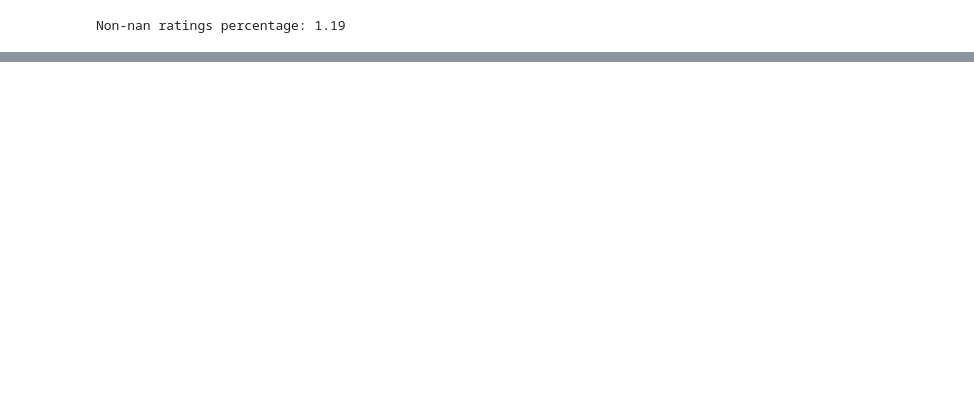
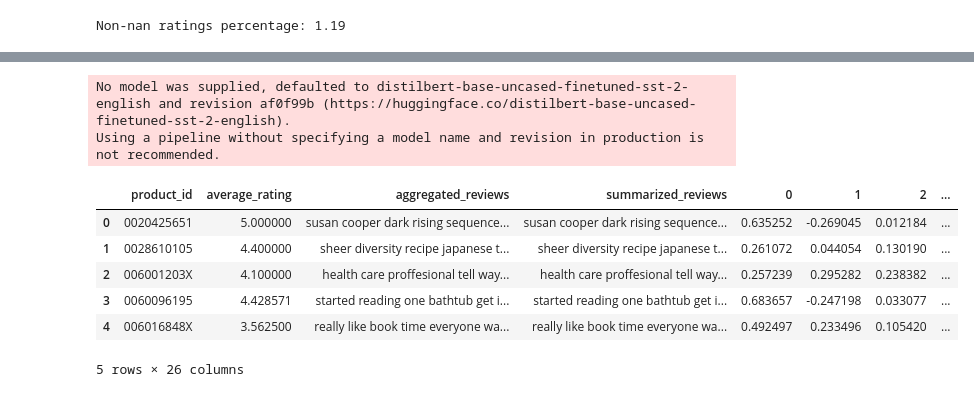
Before and after one commit to atabak-alishiri/llm-recommender-system, a Jupyter notebook: recommender_new.ipynb, the cells around one changed output, grey strips where cells are left out. Saved outputs shown, nothing was run; the diff lists cells and outputs as text; code cells hidden in the pictures; blank space fills up the shorter version.

```diff
--- a/recommender_new.ipynb
+++ b/recommender_new.ipynb
@@ -392,0 +745,24 @@ Test time         0.01    0.01    0.01    0.01    0.01    0.01    0.00
+# %%
+vectorized_sentiment_data = vectorized_data
+# %%
+# Load a pre-trained sentiment analysis model
+sentiment_pipeline = pipeline("sentiment-analysis")
+
+# Function to get sentiment
+def get_sentiment(review):
+    result = sentiment_pipeline(review)[0]
+    return result['label'], result['score']
+
+# Apply the function to summarize the reviews
+vectorized_sentiment_data[['sentiment', 'sentiment_score']] = vectorized_sentiment_data['summarized_reviews'].apply(get_sentiment).apply(pd.Series)
+vectorized_sentiment_data.head()
+# %% [output]
+No model was supplied, defaulted to distilbert-base-uncased-finetuned-sst-2-english and revision af0f99b (https://huggingface.co/distilbert-base-uncased-finetuned-sst-2-english).
+Using a pipeline without specifying a model name and revision in production is not recommended.
+|  | product_id | average_rating | aggregated_reviews | summarized_reviews | 0 | 1 | 2 | ... |
+| 0 | 0020425651 | 5.000000 | susan cooper dark rising sequence... | susan cooper dark rising sequence... | 0.635252 | -0.269045 | 0.012184 | ... |
+| 1 | 0028610105 | 4.400000 | sheer diversity recipe japanese t... | sheer diversity recipe japanese t... | 0.261072 | 0.044054 | 0.130190 | ... |
+| 2 | 006001203X | 4.100000 | health care proffesional tell way... | health care proffesional tell way... | 0.257239 | 0.295282 | 0.238382 | ... |
+| 3 | 0060096195 | 4.428571 | started reading one bathtub get i... | started reading one bathtub get i... | 0.683657 | -0.247198 | 0.033077 | ... |
+| 4 | 006016848X | 3.562500 | really like book time everyone wa... | really like book time everyone wa... | 0.492497 | 0.233496 | 0.105420 | ... |
+5 rows × 26 columns
```
Also changed, not shown: parts of 43 cells of this notebook, 4 other files.
